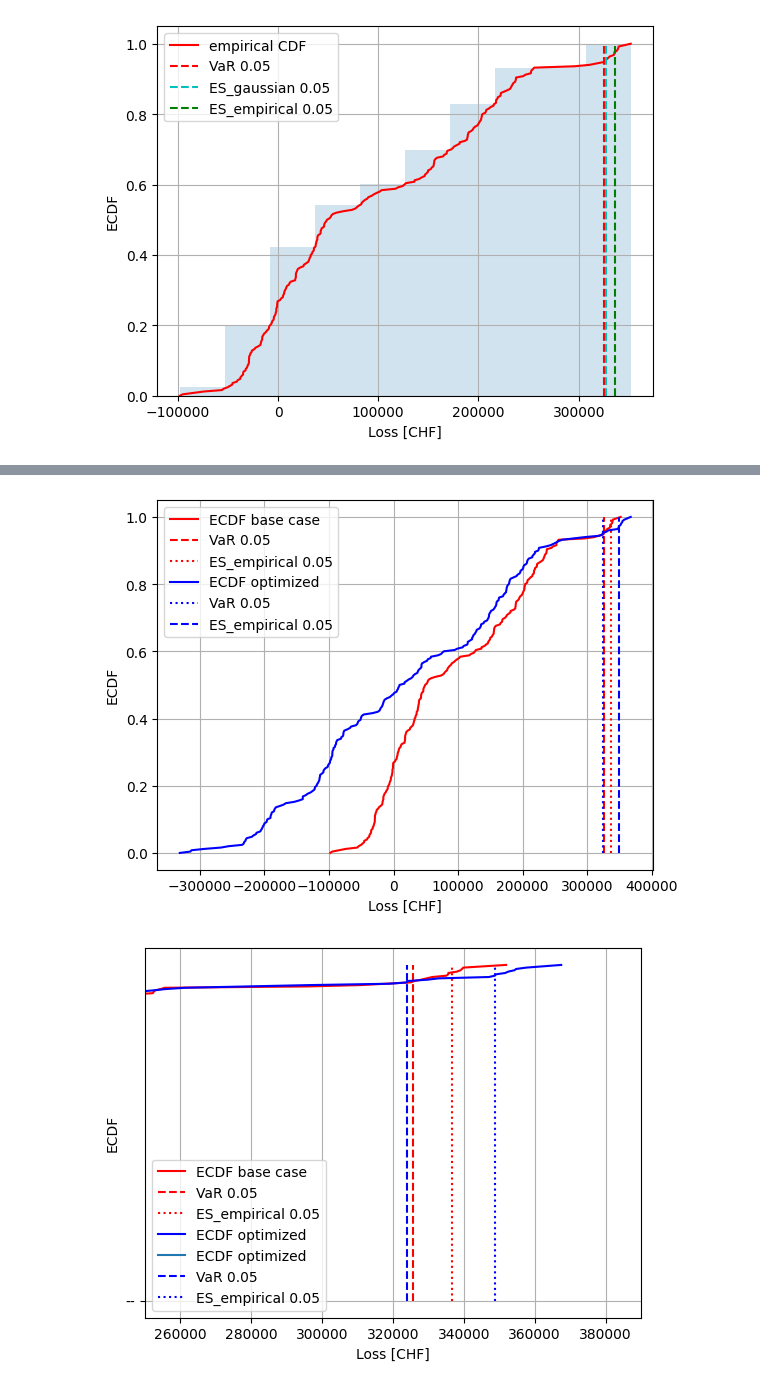
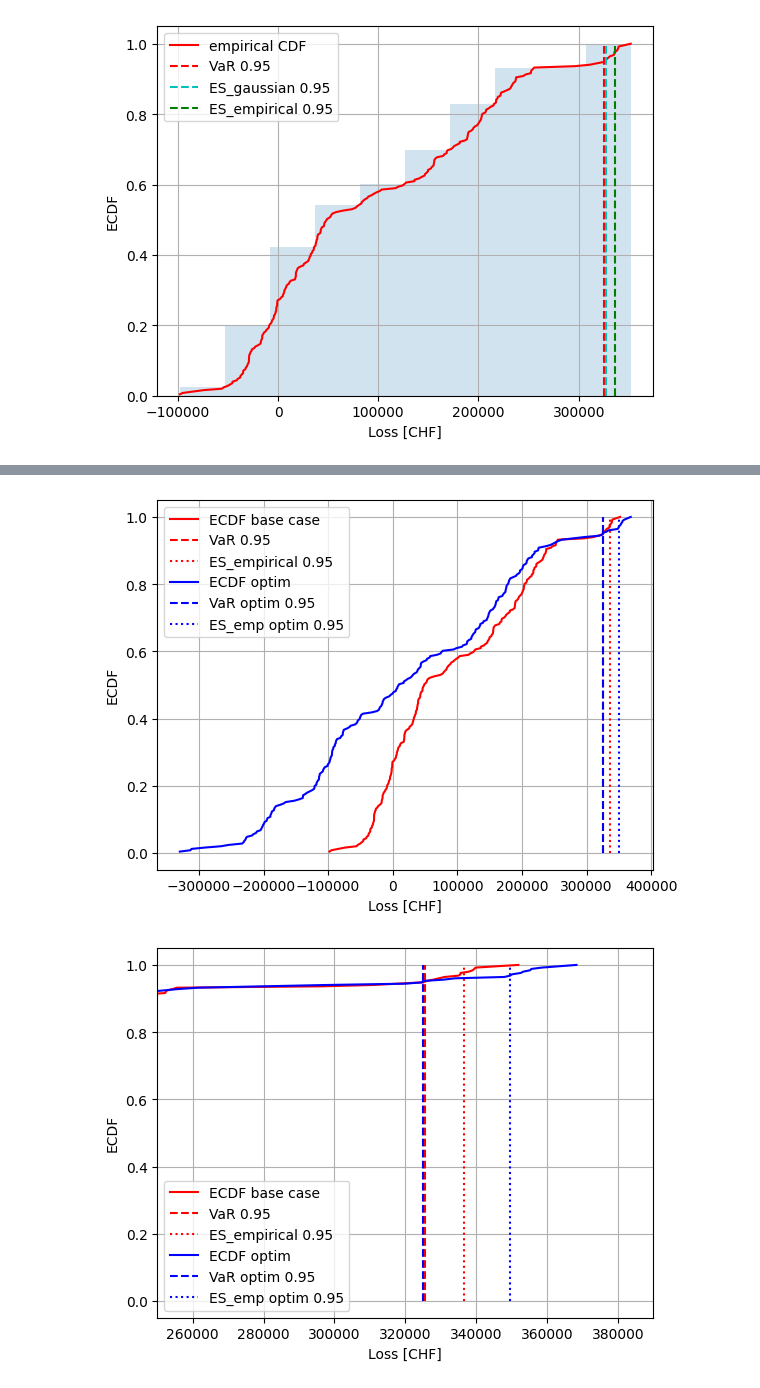
Before and after one commit to supsi-dacd-isaac/TeachDecisionMakingUncertainty, a Jupyter notebook: L06/CVaR_portfolio_optim_example.ipynb, the cells around one changed output, grey strips where cells are left out. Saved outputs shown, nothing was run; the diff lists cells and outputs as text; code cells hidden in the pictures.

```diff
--- a/L06/CVaR_portfolio_optim_example.ipynb
+++ b/L06/CVaR_portfolio_optim_example.ipynb
@@ -122,9 +122,16 @@ Value at Risk at confidence/probab level 0.05 is: 325.54 kCHF
 # %%
 #@title visualize pdf and cdf of the loss function
-import matplotlib.pyplot as plt
+
+def ecdf_data(data):
+  x = np.sort(data)
+  ecdf = np.arange(1, len(data)+1) / len(data)
+  return x, ecdf
+
+
 df['L'].hist(density=True, cumulative=True) # show cdf of daily losses
-plt.plot(np.sort(df['L'].unique()), np.linspace(0, 1, len(df['L'].unique())), 'r', label='empirical CDF')
-plt.vlines(VaR_level_w0, 0, 1, colors='r', linestyles='dashed', label=f'VaR {alpha}')
+loss, ecdf = ecdf_data(df['L'])
+plt.plot(loss, ecdf, 'r', label='empirical CDF')
+plt.vlines(VaR_level_w0, 0, 1, colors='r', linestyles='dashed', label=f'VaR {1-alpha}')
 plt.xlabel('Loss [CHF]')
 plt.ylabel('ECDF')
 plt.legend()
@@ -238,35 +244,39 @@ Expected Shortfall (empirical) is: 348645.02  vs 336512.58 of the base case
 # %%
 #@title visualize cdf of the loss function, VaR and ES for the optimized case
-plt.plot(np.sort(Loss_base.unique()), np.linspace(0, 1, len(Loss_base.unique())), 'r', label='ECDF base case')
-plt.vlines(VaR_level_w0, 0, 1, colors='r', linestyles='--', label=f'VaR {alpha}')
-plt.vlines(ES_empirical_w0, 0, 1, colors='r', linestyles=':', label=f'ES_empirical {alpha}')
+loss, ecdf = ecdf_data(Loss_base)
+plt.plot(loss, ecdf, 'r', label='ECDF base case')
+plt.vlines(VaR_level_w0, 0, 1, colors='r', linestyles='--', label=f'VaR {1-alpha}')
+plt.vlines(ES_empirical_w0, 0, 1, colors='r', linestyles=':', label=f'ES_empirical {1-alpha}')
 
-plt.plot(np.sort(df['L'].unique()), np.linspace(0, 1, len(df['L'].unique())), 'b', label='ECDF optimized')
-plt.vlines(VaR_optimal, 0, 1, colors='b', linestyles=':', label=f'VaR {alpha}')
-plt.vlines(ES_empirical, 0, 1, colors='b', linestyles='--', label=f'ES_empirical {alpha}')
+loss, ecdf = ecdf_data(df['L'])
+plt.plot(loss, ecdf, 'b', label='ECDF optim ')
+plt.vlines(VaR_optimal, 0, 1, colors='b', linestyles='--', label=f'VaR optim {1-alpha}')
+plt.vlines(ES_empirical, 0, 1, colors='b', linestyles=':', label=f'ES_emp optim {1-alpha}')
 plt.xlabel('Loss [CHF]')
 plt.ylabel('ECDF')
 plt.legend(loc='upper left')
 plt.grid()
 plt.show()
 
 
-plt.plot(np.sort(Loss_base.unique()), np.linspace(0, 1, len(Loss_base.unique())), 'r', label='ECDF base case')
-plt.vlines(VaR_level_w0, 0, 1, colors='r', linestyles='--', label=f'VaR {alpha}')
-plt.vlines(ES_empirical_w0, 0, 1, colors='r', linestyles=':', label=f'ES_empirical {alpha}')
+loss, ecdf = ecdf_data(Loss_base)
+plt.plot(loss, ecdf, 'r', label='ECDF base case')
+plt.vlines(VaR_level_w0, 0, 1, colors='r', linestyles='--', label=f'VaR {1-alpha}')
+plt.vlines(ES_empirical_w0, 0, 1, colors='r', linestyles=':', label=f'ES_empirical {1-alpha}')
 
-plt.plot(np.sort(df['L'].unique()), np.linspace(0, 1, len(df['L'].unique())), 'b', '--', label='ECDF optimized')
-plt.vlines(VaR_optimal, 0, 1, colors='b', linestyles='--', label=f'VaR {alpha}')
-plt.vlines(ES_empirical, 0, 1, colors='b', linestyles=':', label=f'ES_empirical {alpha}')
+loss, ecdf = ecdf_data(df['L'])
+plt.plot(loss, ecdf, 'b', label='ECDF optim ')
+plt.vlines(VaR_optimal, 0, 1, colors='b', linestyles='--', label=f'VaR optim {1-alpha}')
+plt.vlines(ES_empirical, 0, 1, colors='b', linestyles=':', label=f'ES_emp optim {1-alpha}')
 plt.xlabel('Loss [CHF]')
 plt.ylabel('ECDF')
 plt.legend(loc='lower left')
 plt.grid()
 plt.xlim(250_000,390_000)
 plt.show()
 # %% [output]
-[figure, old version]
+[figure, new version]
-[figure, old version]
+[figure, new version]
 # %%
 ###---###
 # Greedy search.... use random portfolio generation to find a solution
```
Also changed, not shown: parts of 9 cells of this notebook.
